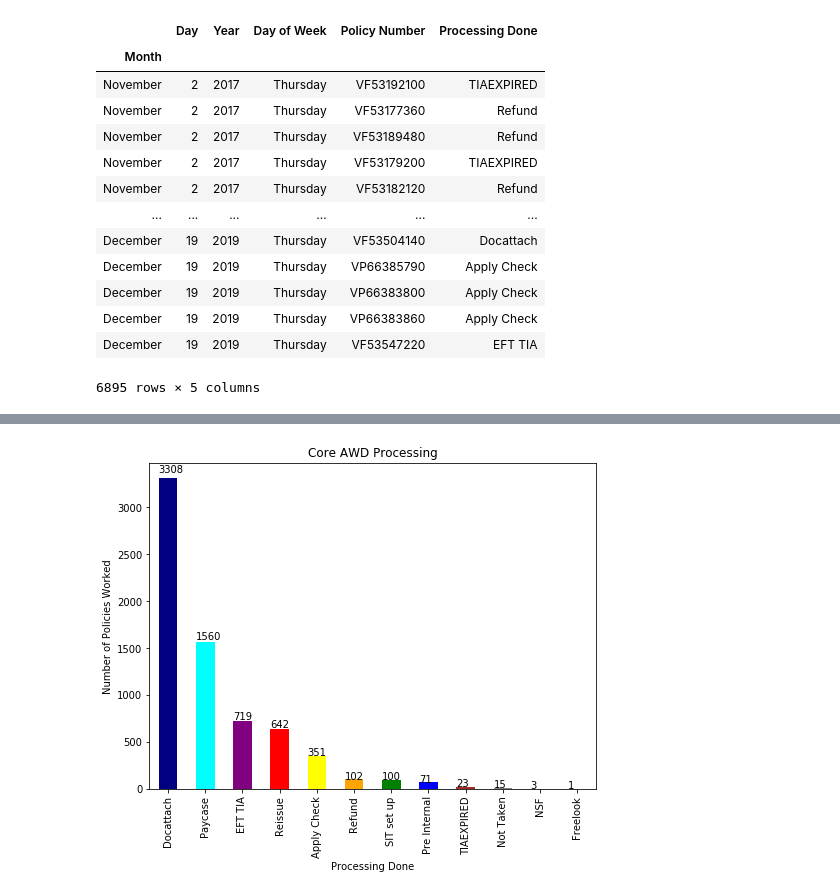
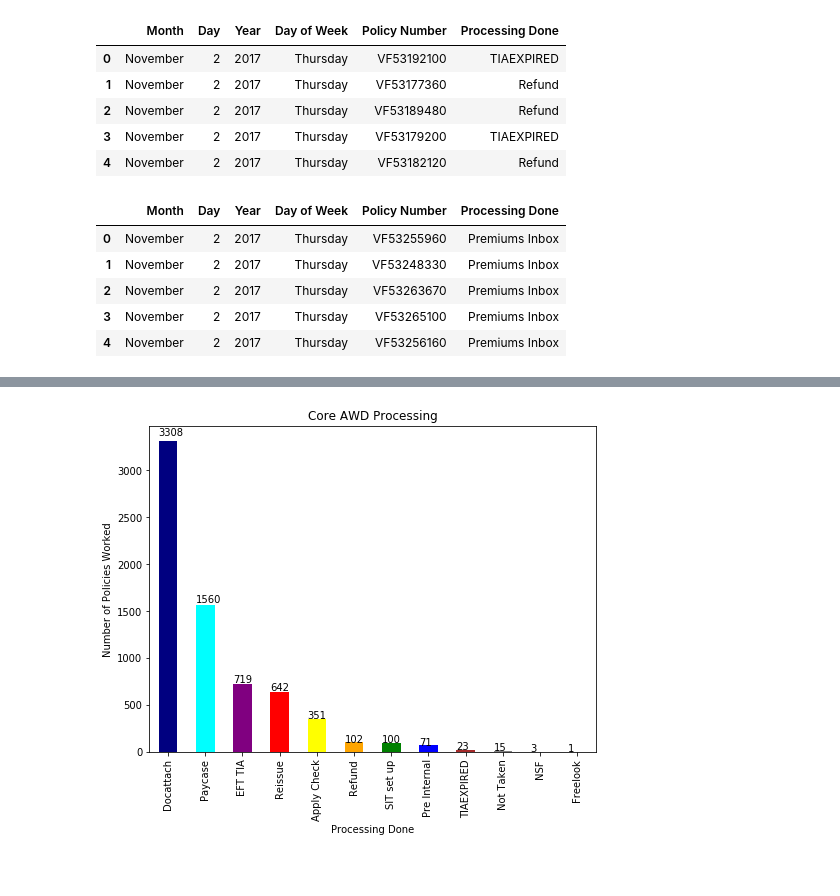
Before and after one commit to johnsethchong/PL_project, a Jupyter notebook: Python Analysis.ipynb, the cells around one changed output, grey strips where cells are left out. Drawn from its saved outputs; the diff is of its cells as text; code cells hidden in the pictures; blank space fills up the shorter version.

```diff
--- a/Python Analysis.ipynb
+++ b/Python Analysis.ipynb
@@ -8,40 +15,64 @@ import numpy as np
 # %%
 #Import CSV
 AWDdoc = pd.read_csv("Data/awd-docattach.csv")
 
 #Use delimiter  to split Date by commas
 AWDdocdate = AWDdoc["Date"].str.split(",", expand = True)
 
 #Grab columns
 AWDdoc_day_of_week = AWDdocdate[0]
 AWDdoc_month_and_day= AWDdocdate[1]
 
 #Use another space delimiter for more specific columns
 AWDdoc_month = AWDdoc_month_and_day.str.split(" ", expand=True)[1]
 AWDdoc_day = AWDdoc_month_and_day.str.split(" ", expand=True)[2]
 AWDdoc_year = AWDdocdate[2]
 
 #Create DataFrame
 AWD_doc_df = pd.DataFrame({"Month": AWDdoc_month,
                           "Day": AWDdoc_day,
                            "Year": AWDdoc_year,
                           "Day of Week": AWDdoc_day_of_week,
                            "Policy Number": AWDdoc["Policy #"],
                            "Processing Done": AWDdoc["Processing Done"]
                           })
-AWD_doc_df.set_index("Month")
+AWD_doc_df.head()
 # %% [output]
-|  | Day | Year | Day of Week | Policy Number | Processing Done |
-| Month |  |  |  |  |  |
-| November | 2 | 2017 | Thursday | VF53192100 | TIAEXPIRED |
-| November | 2 | 2017 | Thursday | VF53177360 | Refund |
-| November | 2 | 2017 | Thursday | VF53189480 | Refund |
-| November | 2 | 2017 | Thursday | VF53179200 | TIAEXPIRED |
-| November | 2 | 2017 | Thursday | VF53182120 | Refund |
-| ... | ... | ... | ... | ... | ... |
-| December | 19 | 2019 | Thursday | VF53504140 | Docattach |
-| December | 19 | 2019 | Thursday | VP66385790 | Apply Check |
-| December | 19 | 2019 | Thursday | VP66383800 | Apply Check |
-| December | 19 | 2019 | Thursday | VP66383860 | Apply Check |
-| December | 19 | 2019 | Thursday | VF53547220 | EFT TIA |
+|  | Month | Day | Year | Day of Week | Policy Number | Processing Done |
+| 0 | November | 2 | 2017 | Thursday | VF53192100 | TIAEXPIRED |
+| 1 | November | 2 | 2017 | Thursday | VF53177360 | Refund |
+| 2 | November | 2 | 2017 | Thursday | VF53189480 | Refund |
+| 3 | November | 2 | 2017 | Thursday | VF53179200 | TIAEXPIRED |
+| 4 | November | 2 | 2017 | Thursday | VF53182120 | Refund |
-6895 rows × 5 columns
+# %%
+#Import CSV
+AWDinbox = pd.read_csv("Data/awd-inbox.csv")
+
+#Use delimiter  to split Date by commas
+AWDinboxdate = AWDdoc["Date"].str.split(",", expand = True)
+
+#Grab columns
+AWDinbox_day_of_week = AWDinboxdate[0]
+AWDinbox_month_and_day= AWDinboxdate[1]
+
+#Use another space delimiter for more specific columns
+AWDinbox_month = AWDdoc_month_and_day.str.split(" ", expand=True)[1]
+AWDinbox_day = AWDdoc_month_and_day.str.split(" ", expand=True)[2]
+AWDinbox_year = AWDinboxdate[2]
+
+#Create DataFrame
+AWD_inbox_df = pd.DataFrame({"Month": AWDinbox_month,
+                          "Day": AWDinbox_day,
+                           "Year": AWDinbox_year,
+                          "Day of Week": AWDinbox_day_of_week,
+                           "Policy Number": AWDinbox["Policy #"],
+                           "Processing Done": AWDinbox["Processing Done"]
+                          })
+AWD_inbox_df.head()
+# %% [output]
+|  | Month | Day | Year | Day of Week | Policy Number | Processing Done |
+| 0 | November | 2 | 2017 | Thursday | VF53255960 | Premiums Inbox |
+| 1 | November | 2 | 2017 | Thursday | VF53248330 | Premiums Inbox |
+| 2 | November | 2 | 2017 | Thursday | VF53263670 | Premiums Inbox |
+| 3 | November | 2 | 2017 | Thursday | VF53265100 | Premiums Inbox |
+| 4 | November | 2 | 2017 | Thursday | VF53256160 | Premiums Inbox |
```
Also changed, not shown: parts of 8 cells of this notebook, 1 other file.
